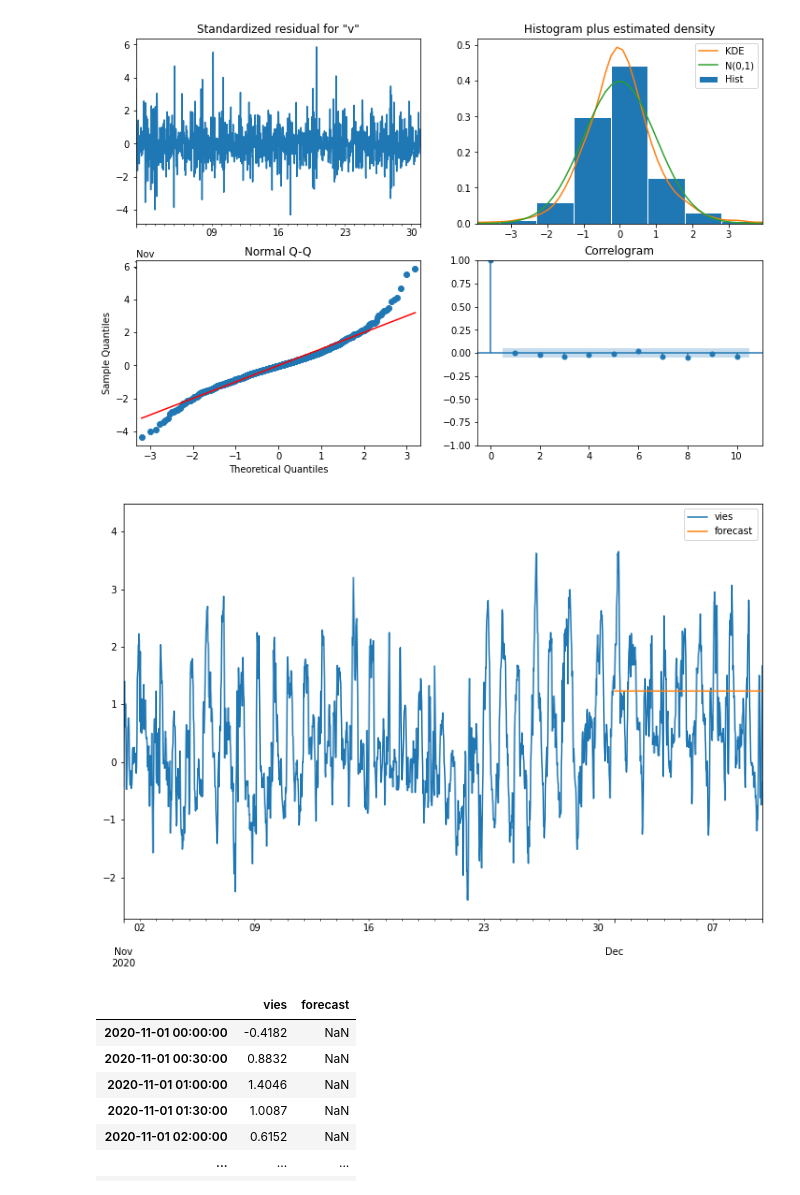
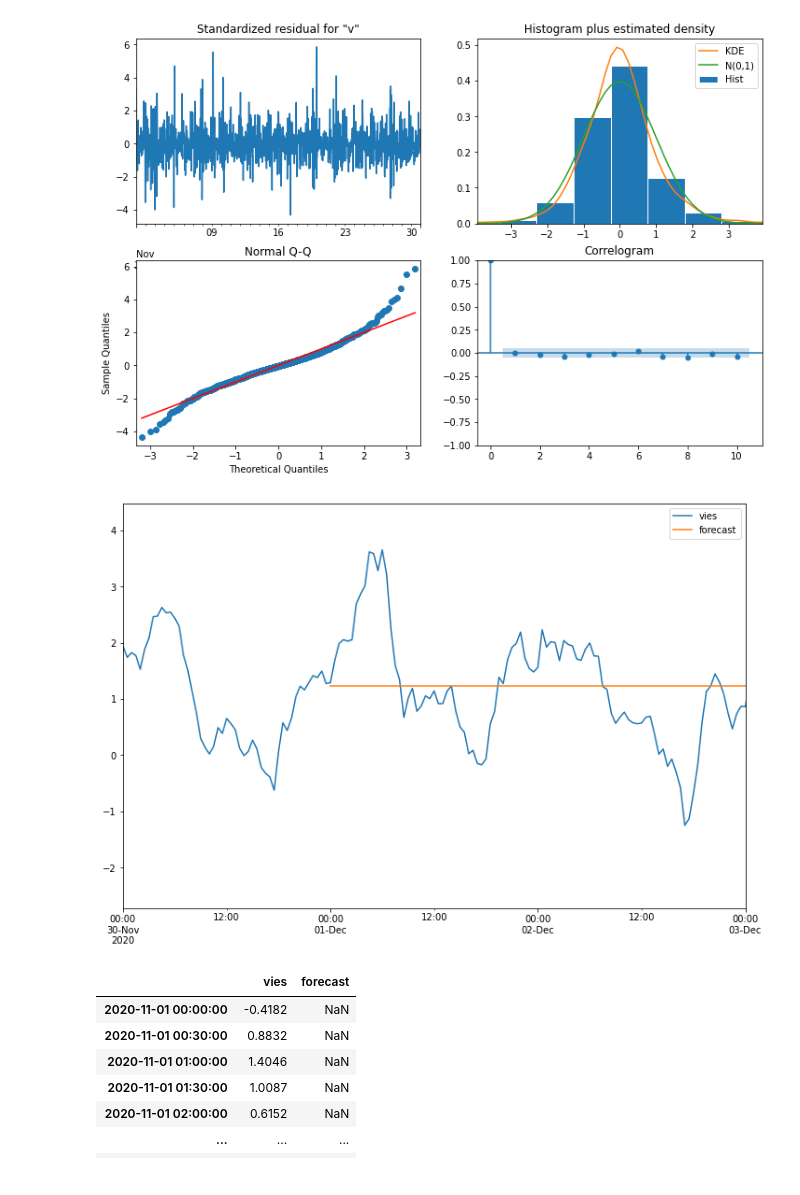
Before and after one commit to silasyl/DatathONS-Time2, a Jupyter notebook: Analise_SARIMAX.ipynb, the cells around one changed output. Cells and saved outputs as stored; diff of their text form; code cells hidden in the pictures.

```diff
--- a/Analise_SARIMAX.ipynb
+++ b/Analise_SARIMAX.ipynb
@@ -267,14 +268,12 @@ plt.show()
 # %% [output]
 [figure]
 # %%
-start = np.argmax(df.index == '2020-12-01')
-end = np.argmax(df.index == '2020-12-10')
-df['forecast'] = model.predict(start='2020-12-01', end='2020-12-10' ,dynamic=True)
+df['forecast'] = model.predict(start='2020-12-01', end='2020-12-10', dynamic=True)
 df[['vies','forecast']].plot(figsize=(12,8))
-plt.xlim(['2020-11-01', '2020-12-10'])
+plt.xlim(['2020-11-30', '2020-12-03'])
 plt.show()
 # %% [output]
-[figure, old version]
+[figure, new version]
 # %%
 df
 # %% [output]
```
Also changed, not shown: parts of 33 cells of this notebook.
